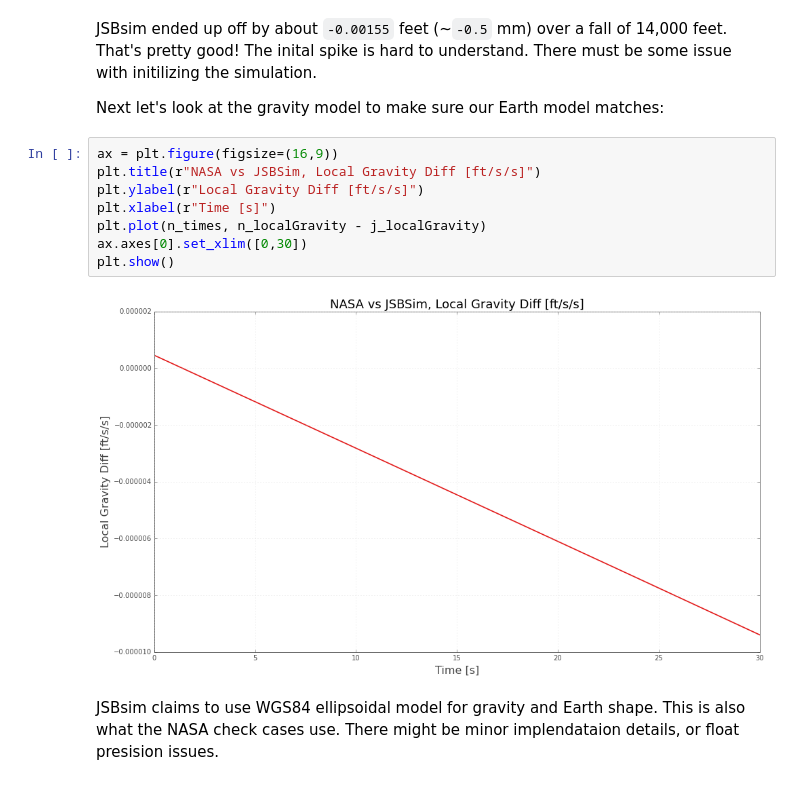
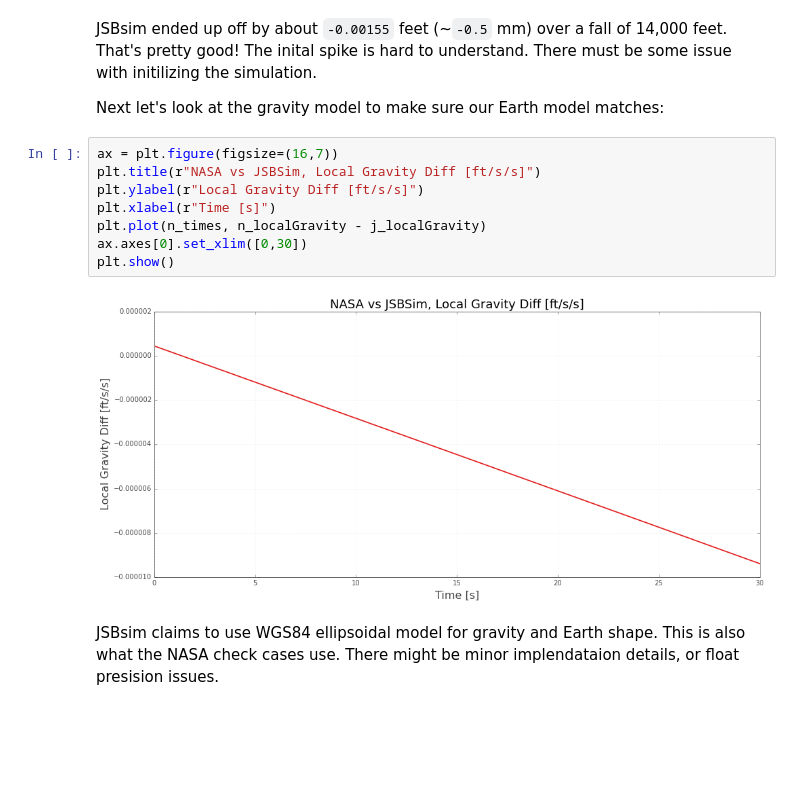
Before and after one commit to open-aerospace/jsbsim-nasa-test-cases, a Jupyter notebook: case-01-dragless_sphere/results.ipynb, the cells around one changed output. Cells and saved outputs as stored; diff of their text form; blank space fills up the shorter version.

```diff
--- a/case-01-dragless_sphere/results.ipynb
+++ b/case-01-dragless_sphere/results.ipynb
@@ -79,14 +80,14 @@ JSBsim ended up off by about `-0.00155` feet (~`-0.5` mm) over a fall of 14,000
 
 Next let's look at the gravity model to make sure our Earth model matches:
 # %%
-ax = plt.figure(figsize=(16,9))
+ax = plt.figure(figsize=(16,7))
 plt.title(r"NASA vs JSBSim, Local Gravity Diff [ft/s/s]")
 plt.ylabel(r"Local Gravity Diff [ft/s/s]")
 plt.xlabel(r"Time [s]")
 plt.plot(n_times, n_localGravity - j_localGravity)
 ax.axes[0].set_xlim([0,30])
 plt.show()
 # %% [output]
-[figure, old version]
+[figure, new version]
 # %% [markdown]
 JSBsim claims to use WGS84 ellipsoidal model for gravity and Earth shape. This is also what the NASA check cases use. There might be minor implendataion details, or float presision issues.
```
Also changed, not shown: parts of 4 cells of this notebook, 1 other file.
